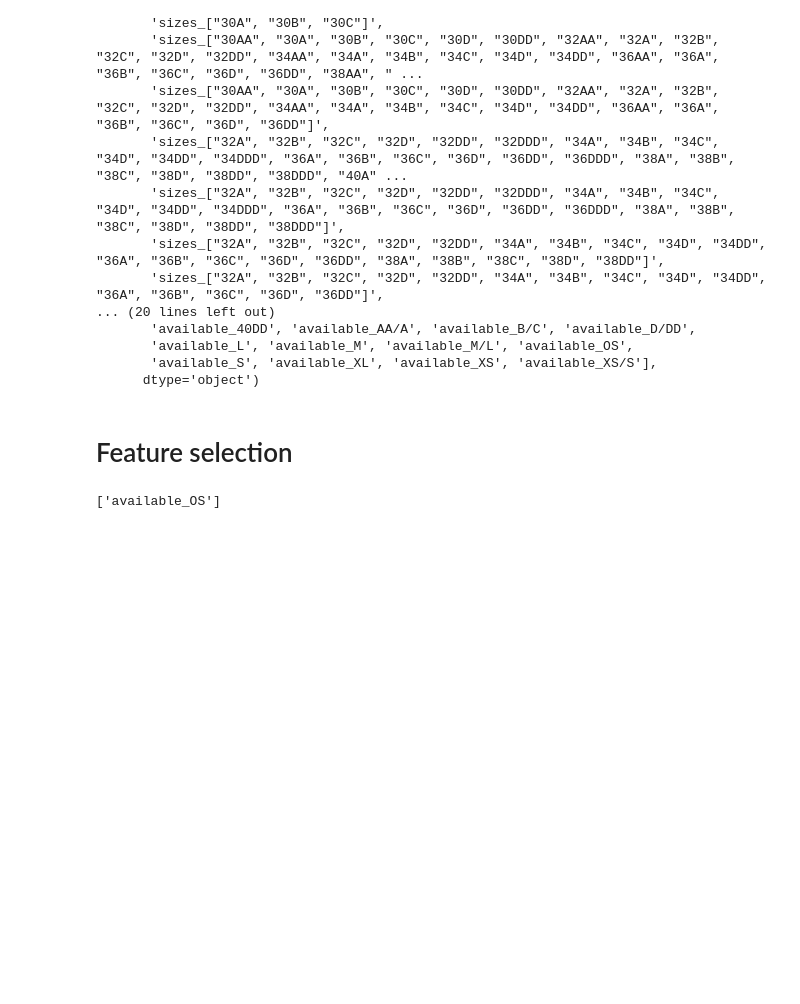
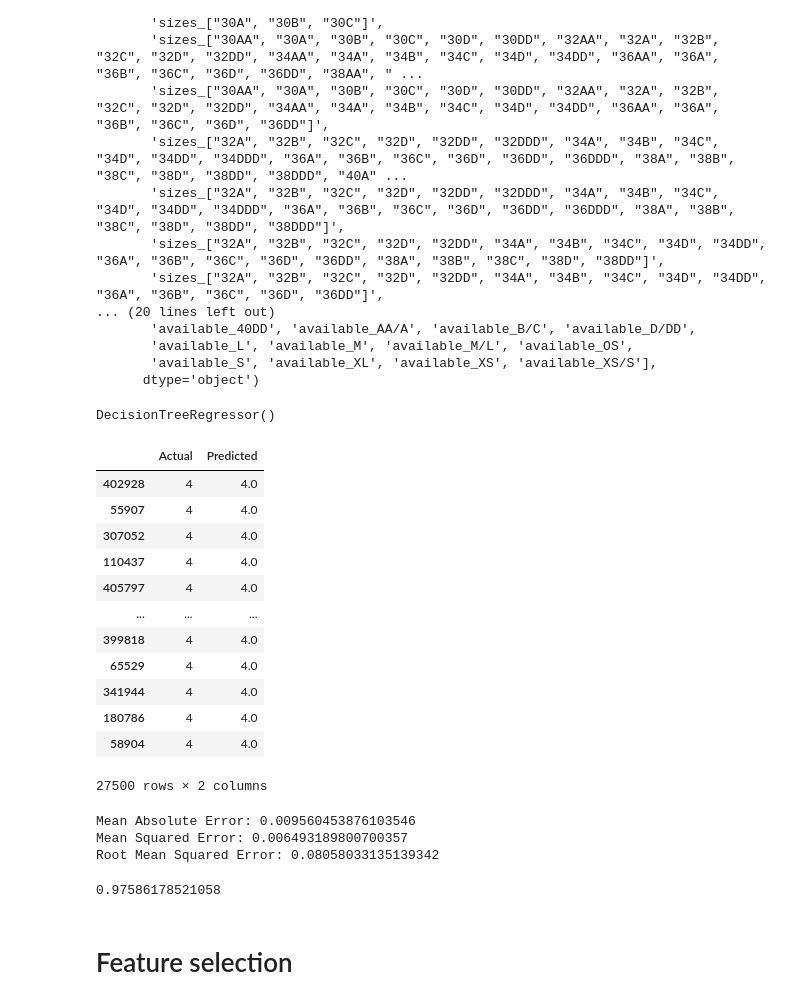
Before and after one commit to MichaelBurak/fashion-data-analysis, a Jupyter notebook: victoria-secret-data.ipynb, the cells around one changed output. Cells and saved outputs as stored; diff of their text form; code cells hidden in the pictures; blank space fills up the shorter version.

Commit message:
DecisionTreeRegressor first run

```diff
--- a/victoria-secret-data.ipynb
+++ b/victoria-secret-data.ipynb
@@ -831,5 +831,5 @@ Index(['mrp', 'price', 'brand_name', 'rating', 'review_count', 'price_diff',
 # import xgboost as xgb
 # from sklearn.metrics import mean_squared_error
 # %%
-# y = review_df['price']
-# X = review_df.drop('price',axis=1)
+y = review_df['rating']
+X = review_df.drop('rating',axis=1)
@@ -842,4 +836,4 @@ Index(['mrp', 'price', 'brand_name', 'rating', 'review_count', 'price_diff',
 # %%
-# from sklearn.model_selection import train_test_split
+from sklearn.model_selection import train_test_split
 
-# X_train, X_test, y_train, y_test = train_test_split(X, y, test_size=0.2, random_state=123)
+X_train, X_test, y_train, y_test = train_test_split(X, y, test_size=0.2, random_state=123)
@@ -849,3 +840,6 @@ Index(['mrp', 'price', 'brand_name', 'rating', 'review_count', 'price_diff',
 # %%
-
-# regressor.fit(X_train, y_train)
+from sklearn.tree import DecisionTreeRegressor
+regressor = DecisionTreeRegressor()
+regressor.fit(X_train, y_train)
+# %% [output]
+DecisionTreeRegressor()
@@ -855,15 +846,35 @@ Index(['mrp', 'price', 'brand_name', 'rating', 'review_count', 'price_diff',
+# %%
+y_pred = regressor.predict(X_test)
+
+pred_df=pd.DataFrame({'Actual':y_test, 'Predicted':y_pred})
+pred_df
+# %% [output]
+|  | Actual | Predicted |
+| 402928 | 4 | 4.0 |
+| 55907 | 4 | 4.0 |
+| 307052 | 4 | 4.0 |
+| 110437 | 4 | 4.0 |
+| 405797 | 4 | 4.0 |
+| ... | ... | ... |
+| 399818 | 4 | 4.0 |
+| 65529 | 4 | 4.0 |
+| 341944 | 4 | 4.0 |
+| 180786 | 4 | 4.0 |
+| 58904 | 4 | 4.0 |
+27500 rows × 2 columns
+# %%
+from sklearn import metrics
+print('Mean Absolute Error:', metrics.mean_absolute_error(y_test, y_pred))
+print('Mean Squared Error:', metrics.mean_squared_error(y_test, y_pred))
+print('Root Mean Squared Error:', np.sqrt(metrics.mean_squared_error(y_test, y_pred)))
+# %% [output]
+Mean Absolute Error: 0.009560453876103546
+Mean Squared Error: 0.006493189800700357
+Root Mean Squared Error: 0.08058033135139342
+# %%
+from sklearn.metrics import r2_score
+r2_score(y_test, y_pred)
+# %% [output]
+0.97586178521058
 # %% [markdown]
 # Feature selection
-# %%
-# Create correlation matrix
-corr_matrix = review_df.corr().abs()
-
-# Select upper triangle of correlation matrix
-upper = corr_matrix.where(np.triu(np.ones(corr_matrix.shape), k=1).astype(np.bool))
-
-# Find index of feature columns with correlation greater than 0.95
-to_drop = [column for column in upper.columns if any(upper[column] > 0.95)]
-
-to_drop
-# %% [output]
-['available_OS']
```
Also changed, not shown: parts of 5 cells of this notebook.
